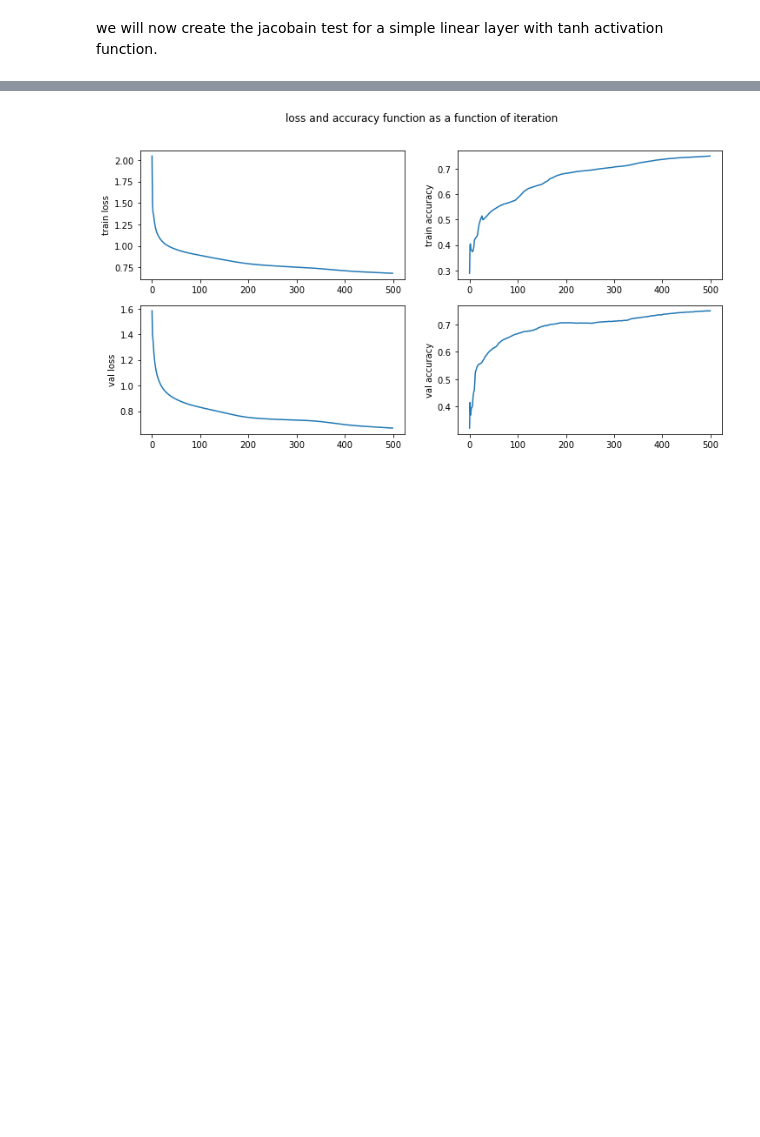
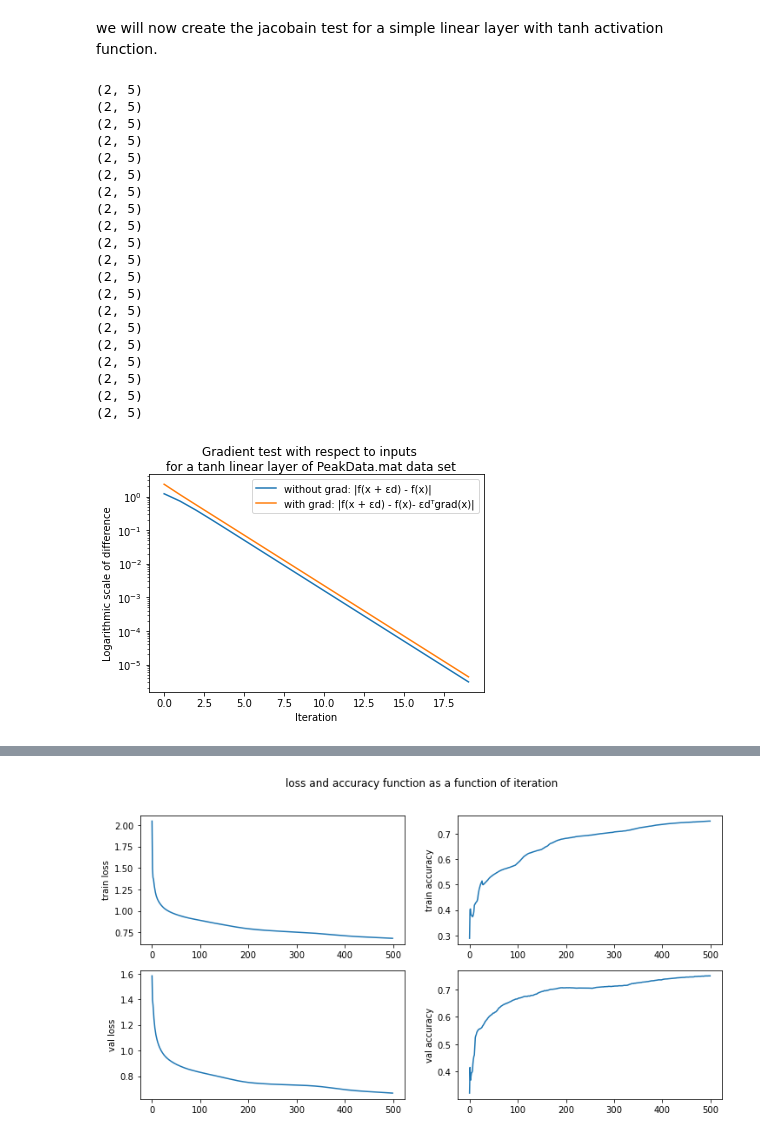
Before and after one commit to danikv/DeepLearningEx1, a Jupyter notebook: Ex1.ipynb, the cells around one changed output, grey strips where cells are left out. Cells and saved outputs as stored; diff of their text form; code cells hidden in the pictures; blank space fills up the shorter version.

```diff
--- a/Ex1.ipynb
+++ b/Ex1.ipynb
@@ -396,11 +399,19 @@ we will first declare a new activation function, tanh and its gradient.
 # %%
 class tanh:
     def gradient(self, X, Y, error, W):
-        error = (1 - Y**2) * error
-        grad_theta = X.dot(error.T)
-        grad_b = np.sum(error, axis=1)
-        grad_data = W.dot(error)
+        new_error = (1 - Y**2) * error
+        grad_theta = X.dot(new_error.T)
+        grad_b = np.sum(new_error, axis=1)
+        grad_data = W.dot(new_error)
         return grad_theta, grad_b, grad_data
+
+    def jacobain(self, X, W, b):
+        jac_x = np.ndarray(shape=W.shape)
+        jac_b = np.ndarray(shape=(b.shape[0], b.shape[0]))
+        jac_w = np.ndarray(shape=(W.shape[0], W.shape[0] * X.shape[0]))
+        for i in range(X.shape[0]):
+            jac_x[i] = 1 - np.tanh(W[i, :].T.reshape(W.shape[1], 1).dot(X[i, :]))
+        return W.T.dot(jac_x)
 
     def __call__(self, x):
         return np.tanh(x)
@@ -433,0 +420,51 @@ def model_gradient_test_with_respect_to_inputs(loss, model, X, Y):
+# %%
+def jacobain_test_with_respect_to_weigths(linear_layer, X, Y):
+    without_jacobain = []
+    with_jacobain = []
+    dim_out = Y.shape[0]
+    dim_in = X.shape[0]
+    d = create_random_vector(dim_in, 1)
+    for i in range(20):
+        e = np.power(0.5, i)
+        vec = e * d
+        predictions = linear_layer(X)
+        predictions_d = linear_layer(X + vec)
+        grad_data = linear_layer.jacobain(X)
+        diff_f = predictions_d - predictions
+        without_jacobain.append(np.linalg.norm(diff_f))
+        with_jacobain.append(np.linalg.norm(diff_f - grad_data.T.dot(vec)))
+    return without_jacobain, with_jacobain
+# %%
+without_grad, with_grad = jacobain_test_with_respect_to_weigths(linear_layer(2,5, tanh()),
+                                                               X[:, 0].reshape(2,1), Y[:, 0].reshape(5,1))
+
+plt.suptitle('Gradient test with respect to inputs \nfor a tanh linear layer of PeakData.mat data set')
+plt.plot(without_grad, label='without grad: |f(x + \u03B5d) - f(x)|')
+plt.plot(with_grad, label= 'with grad: |f(x + \u03B5d) - f(x)- \u03B5dᵀgrad(x)|')
+plt.yscale('log')
+plt.xlabel('Iteration')
+plt.ylabel('Logarithmic scale of difference')
+plt.legend()
+plt.show()
+# %% [output]
+(2, 5)
+(2, 5)
+(2, 5)
+(2, 5)
+(2, 5)
+(2, 5)
+(2, 5)
+(2, 5)
+(2, 5)
+(2, 5)
+(2, 5)
+(2, 5)
+(2, 5)
+(2, 5)
+(2, 5)
+(2, 5)
+(2, 5)
+(2, 5)
+(2, 5)
+(2, 5)
+[figure, added]
```
Also changed, not shown: parts of 8 cells of this notebook.
